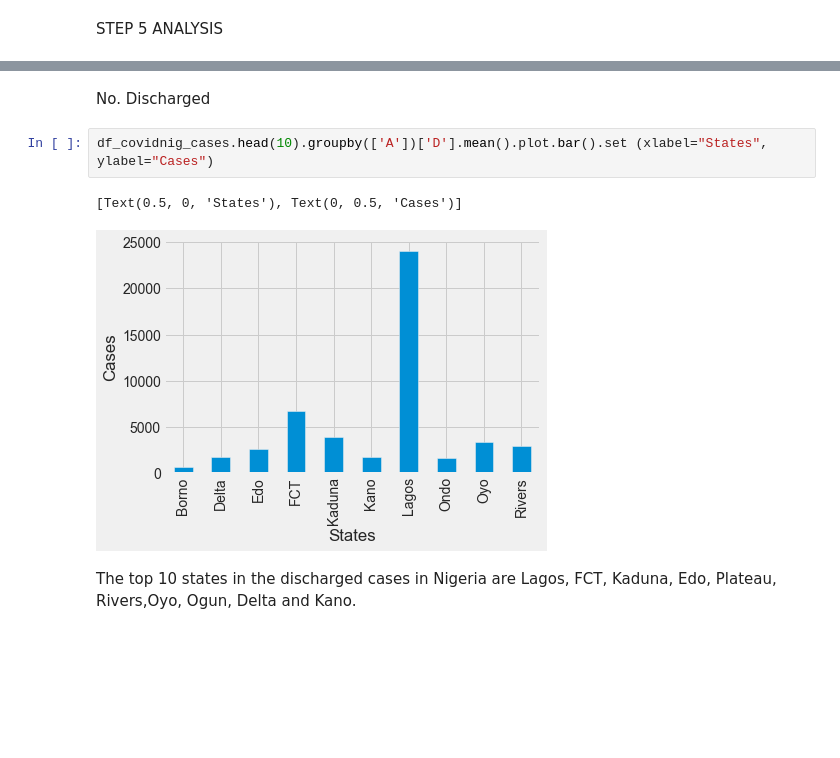
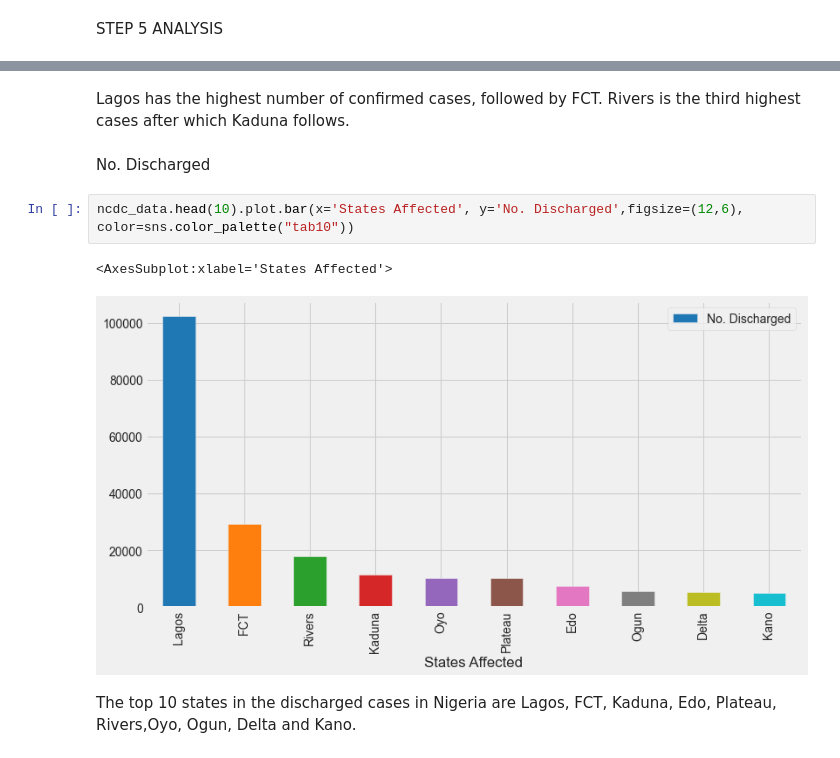
Before and after one commit to Obasteve/covid19dataanalysis, a Jupyter notebook: COVID19DATAANALYSIS.ipynb, the cells around one changed output, grey strips where cells are left out. Saved outputs shown, nothing was run; the diff lists cells and outputs as text; blank space fills up the shorter version.

```diff
--- a/COVID19DATAANALYSIS.ipynb
+++ b/COVID19DATAANALYSIS.ipynb
@@ -262,10 +344,12 @@ FCT has the highest number of cases on admission followed by Lagos, then Kaduna
+# %% [markdown]
+Lagos has the highest number of confirmed cases, followed by FCT. Rivers is the third highest cases after which Kaduna follows.
 # %% [markdown]
 No. Discharged
 # %%
-df_covidnig_cases.head(10).groupby(['A'])['D'].mean().plot.bar().set (xlabel="States", ylabel="Cases")
+ncdc_data.head(10).plot.bar(x='States Affected', y='No. Discharged',figsize=(12,6), color=sns.color_palette("tab10"))
 # %% [output]
-[Text(0.5, 0, 'States'), Text(0, 0.5, 'Cases')]
+<AxesSubplot:xlabel='States Affected'>
-[figure, old version]
+[figure, new version]
 # %% [markdown]
 The top 10 states in the discharged  cases in Nigeria are Lagos, FCT, Kaduna, Edo, Plateau, Rivers,Oyo, Ogun, Delta and Kano.
 # %% [markdown]
```
Also changed, not shown: parts of 53 cells of this notebook, 1 other file.
